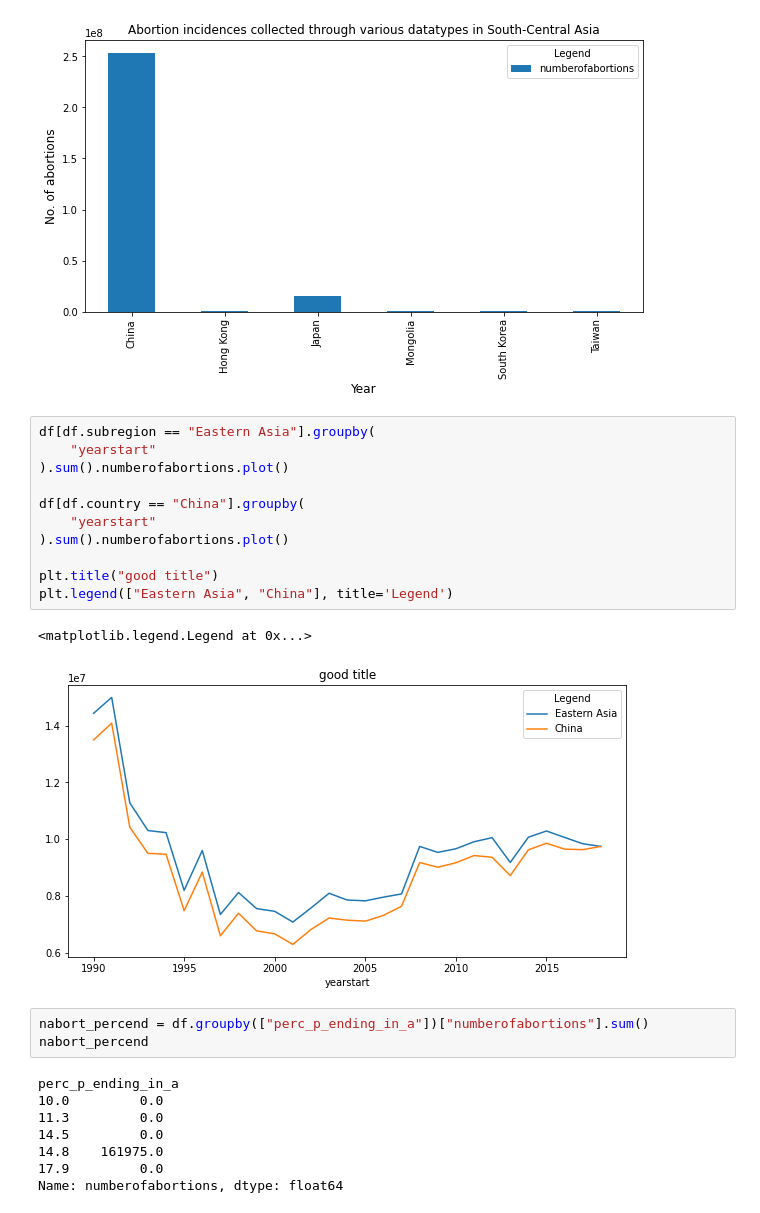
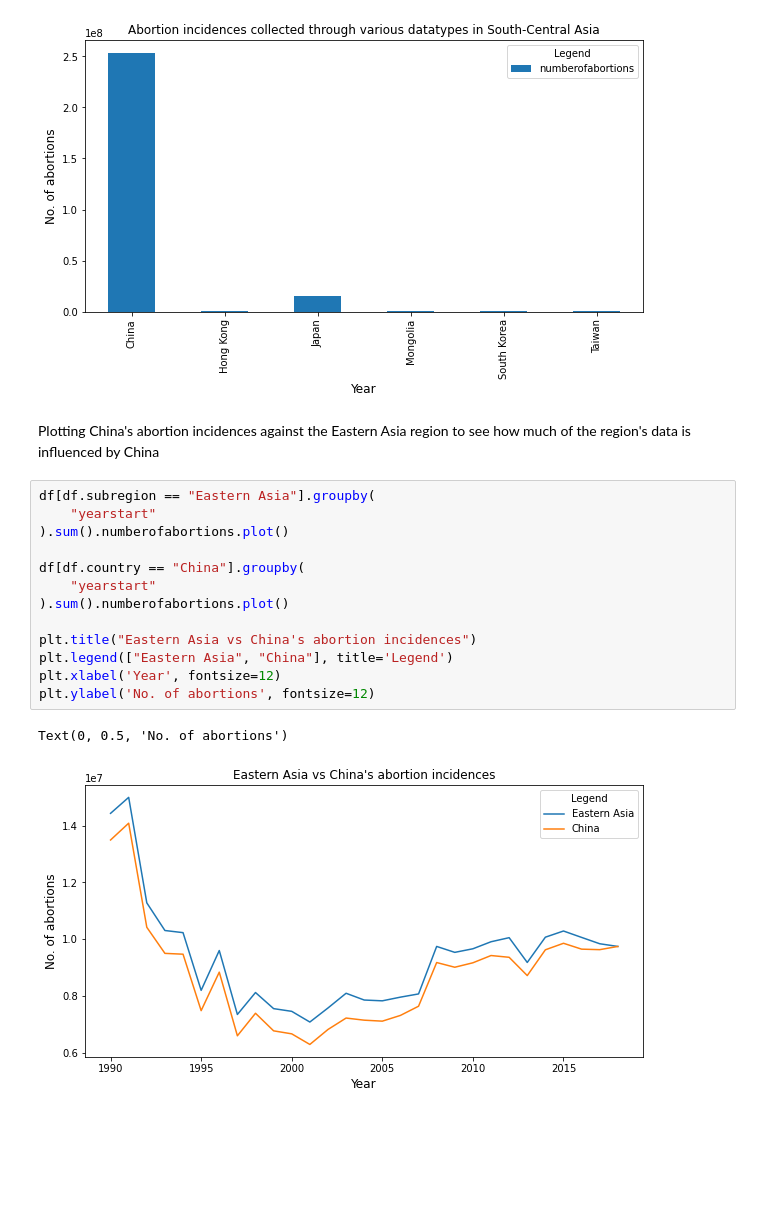
Before and after one commit to evo3000/data_project, a Jupyter notebook: data_project_abortion_incidence.ipynb, the cells around one changed output. Cells and saved outputs as stored; diff of their text form; blank space fills up the shorter version.

```diff
--- a/data_project_abortion_incidence.ipynb
+++ b/data_project_abortion_incidence.ipynb
@@ -296,28 +302,21 @@ plt.ylabel('No. of abortions', fontsize=12)
 # %% [output]
 Text(0, 0.5, 'No. of abortions')
 [figure]
+# %% [markdown]
+Plotting China's abortion incidences against the Eastern Asia region to see how much of the region's data is influenced by China
 # %%
 df[df.subregion == "Eastern Asia"].groupby(
     "yearstart"
 ).sum().numberofabortions.plot()
 
 df[df.country == "China"].groupby(
     "yearstart"
 ).sum().numberofabortions.plot()
 
-plt.title("good title")
+plt.title("Eastern Asia vs China's abortion incidences")
 plt.legend(["Eastern Asia", "China"], title='Legend')
+plt.xlabel('Year', fontsize=12)
+plt.ylabel('No. of abortions', fontsize=12)
 # %% [output]
-<matplotlib.legend.Legend at 0x...>
+Text(0, 0.5, 'No. of abortions')
-[figure, old version]
+[figure, new version]
-# %%
-nabort_percend = df.groupby(["perc_p_ending_in_a"])["numberofabortions"].sum()
-nabort_percend
-# %% [output]
-perc_p_ending_in_a
-10.0         0.0
-11.3         0.0
-14.5         0.0
-14.8    161975.0
-17.9         0.0
-Name: numberofabortions, dtype: float64
```
Also changed, not shown: parts of 23 cells of this notebook, 1 other file.
